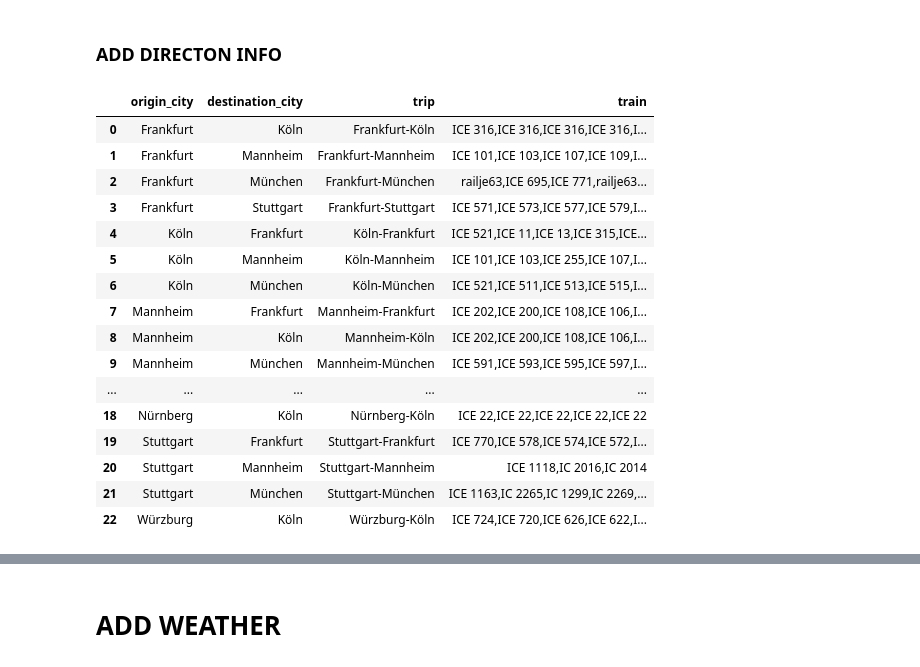
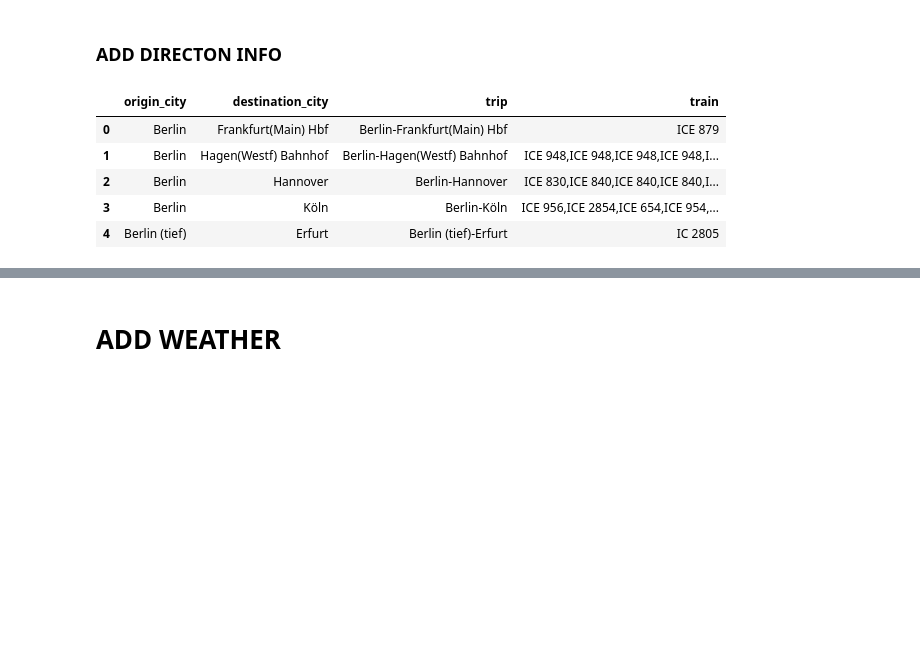
Before and after one commit to Good-Train-Bad-Train/gtbt, a Jupyter notebook: notebooks/marie_cleaning_processing_legs.ipynb, the cells around one changed output, grey strips where cells are left out. Cells and saved outputs as stored; diff of their text form; code cells hidden in the pictures; blank space fills up the shorter version.

Commit message:
new data processing

```diff
--- a/notebooks/marie_cleaning_processing_legs.ipynb
+++ b/notebooks/marie_cleaning_processing_legs.ipynb
@@ -18,7 +22,7 @@ df = pd.concat([df1, df2, df3])
 ## FILTER
 # %%
 #filter for München and Köln
-df = df.query("bhf in ('München Hbf', 'Köln Hbf', 'Köln Messe/Deutz Gl.11-12', 'Frankfurt(M) Flughafen Fernbf', 'Mannheim Hbf', 'Stuttgart Hbf', 'Würzburg Hbf', 'Frankfurt(Main) Hbf', 'Nürnberg Hbf')")
+df = df.query("bhf in ('München Hbf', 'Köln Hbf',  'Köln Messe/Deutz Gl.11-12',  'Frankfurt(M) Flughafen Fernbf', 'Mannheim Hbf',  'Stuttgart Hbf','Würzburg Hbf', 'Frankfurt(Main) Hbf','Nürnberg Hbf','Berlin Hbf', 'Berlin Hbf (tief)','Hamburg Hbf','Essen Hbf','Hagen(Westf) Bahnhof','Hagen Hbf','Hannover Hbf','Erfurt Hbf','Göttingen')")
 # %% [markdown]
 ## PROCESS AND CLEAN
 # %%
@@ -97,7 +144,7 @@ df['time_of_day'] = pd.cut(pd.to_datetime(df.date).dt.hour,
 # %% [markdown]
 ### ADD DIRECTON INFO
 # %%
-journeys = pd.read_csv('../goodtrainbadtrain/data/journeyindex.csv')
+journeys = pd.read_csv('../goodtrainbadtrain/data/journeylist_withberlin.csv')
 
 #processing
 journeys = journeys[journeys.leg1_train.notna()] #delete duplicated trips that once go to köln hbf and once to deutz
@@ -125,6 +172,7 @@ journeys_long = pd.wide_to_long(df = journeys,
 
 #delete empty legs
 journeys_long = journeys_long[journeys_long.train != '-1']
+journeys_long = journeys_long[journeys_long.origin != '-1']
 
 #reorder columns
 journeys_long = journeys_long[['key_ID',
@@ -144,30 +192,22 @@ journeys_long = date_transformation(journeys_long, ['journey_start', 'journey_en
 journeys_long['month'] = journeys_long['journey_start'].dt.month_name()
 journeys_long['weekday'] = journeys_long['journey_start'].dt.day_name()
 
+#add columns with city name
 journeys_long['origin_city'] = journeys_long.origin
 journeys_long['destination_city'] = journeys_long.destination
 
-journeys_long['origin_city'] = journeys_long['origin_city'].apply(lambda x: x.replace('Frankfurt(Main) Flughafen Fernbf','Frankfurt'))
-journeys_long['origin_city'] = journeys_long['origin_city'].apply(lambda x: x.replace('Frankfurt(Main) Hbf','Frankfurt'))
-journeys_long['origin_city'] = journeys_long['origin_city'].str.replace('Köln Hbf', 'Köln')
-journeys_long['origin_city'] = journeys_long['origin_city'].str.replace('München Hbf', 'München')
-journeys_long['origin_city'] = journeys_long['origin_city'].str.replace('Köln Messe/Deutz Gl.11-12','Köln')
-journeys_long['origin_city'] = journeys_long['origin_city'].str.replace('Nürnberg Hbf','Nürnberg')
-journeys_long['origin_city'] = journeys_long['origin_city'].str.replace('Stuttgart Hbf','Stuttgart')
-journeys_long['origin_city'] = journeys_long['origin_city'].str.replace('Würzburg Hbf','Würzburg')
-journeys_long['origin_city'] = journeys_long['origin_city'].str.replace('Mannheim Hbf','Mannheim')
+for key in city_dictionary.keys():
+    journeys_long['origin_city'] = journeys_long['origin_city'].str.replace(key, city_dictionary[key])
+    journeys_long['destination_city'] = journeys_long['destination_city'].str.replace(key, city_dictionary[key])
+
+#code above does not work for berlin and frankfurt; workaround:
+journeys_long['origin_city'] = journeys_long['origin_city'].apply(lambda x: x.replace('Frankfurt(M) Flughafen Fernbf','Frankfurt'))
+journeys_long['origin_city'] = journeys_long['origin_city'].apply(lambda x: x.replace('Frankfurt(M) Flughafen Fernbf','Frankfurt'))
+journeys_long['destination_city'] = journeys_long['destination_city'].apply(lambda x: x.replace('Berlin (tief)','Berlin'))
+journeys_long['destination_city'] = journeys_long['destination_city'].apply(lambda x: x.replace('Berlin (tief)','Berlin'))
 
 
-journeys_long['destination_city'] = journeys_long['destination_city'].apply(lambda x: x.replace('Frankfurt(Main) Flughafen Fernbf','Frankfurt'))
-journeys_long['destination_city'] = journeys_long['destination_city'].apply(lambda x: x.replace('Frankfurt(Main) Hbf','Frankfurt'))
-journeys_long['destination_city'] = journeys_long['destination_city'].str.replace('Köln Hbf', 'Köln')
-journeys_long['destination_city'] = journeys_long['destination_city'].str.replace('München Hbf', 'München')
-journeys_long['destination_city'] = journeys_long['destination_city'].str.replace('Köln Messe/Deutz Gl.11-12','Köln')
-journeys_long['destination_city'] = journeys_long['destination_city'].str.replace('Nürnberg Hbf','Nürnberg')
-journeys_long['destination_city'] = journeys_long['destination_city'].str.replace('Stuttgart Hbf','Stuttgart')
-journeys_long['destination_city'] = journeys_long['destination_city'].str.replace('Würzburg Hbf','Würzburg')
-journeys_long['destination_city'] = journeys_long['destination_city'].str.replace('Mannheim Hbf','Mannheim')
-
+#add column trip (eg. Berlin-Köln)
 journeys_long['trip'] = journeys_long['origin_city'] + '-' + journeys_long['destination_city']
 
 ice_df = journeys_long[['origin_city','destination_city','trip','train']].groupby(['origin_city','destination_city','trip'])['train'].apply(','.join).reset_index()
@@ -182,25 +222,14 @@ for index, row in ice_df.iterrows():
 
 df = pd.concat(df_list, ignore_index = True)
 # %%
-ice_df
+ice_df.head(5)
 # %% [output]
 |  | origin_city | destination_city | trip | train |
-| 0 | Frankfurt | Köln | Frankfurt-Köln | ICE 316,ICE 316,ICE 316,ICE 316,I... |
-| 1 | Frankfurt | Mannheim | Frankfurt-Mannheim | ICE 101,ICE 103,ICE 107,ICE 109,I... |
-| 2 | Frankfurt | München | Frankfurt-München | railje63,ICE 695,ICE 771,railje63... |
-| 3 | Frankfurt | Stuttgart | Frankfurt-Stuttgart | ICE 571,ICE 573,ICE 577,ICE 579,I... |
-| 4 | Köln | Frankfurt | Köln-Frankfurt | ICE 521,ICE 11,ICE 13,ICE 315,ICE... |
-| 5 | Köln | Mannheim | Köln-Mannheim | ICE 101,ICE 103,ICE 255,ICE 107,I... |
-| 6 | Köln | München | Köln-München | ICE 521,ICE 511,ICE 513,ICE 515,I... |
-| 7 | Mannheim | Frankfurt | Mannheim-Frankfurt | ICE 202,ICE 200,ICE 108,ICE 106,I... |
-| 8 | Mannheim | Köln | Mannheim-Köln | ICE 202,ICE 200,ICE 108,ICE 106,I... |
-| 9 | Mannheim | München | Mannheim-München | ICE 591,ICE 593,ICE 595,ICE 597,I... |
-| ... | ... | ... | ... | ... |
-| 18 | Nürnberg | Köln | Nürnberg-Köln | ICE 22,ICE 22,ICE 22,ICE 22,ICE 22 |
-| 19 | Stuttgart | Frankfurt | Stuttgart-Frankfurt | ICE 770,ICE 578,ICE 574,ICE 572,I... |
-| 20 | Stuttgart | Mannheim | Stuttgart-Mannheim | ICE 1118,IC 2016,IC 2014 |
-| 21 | Stuttgart | München | Stuttgart-München | ICE 1163,IC 2265,IC 1299,IC 2269,... |
-| 22 | Würzburg | Köln | Würzburg-Köln | ICE 724,ICE 720,ICE 626,ICE 622,I... |
+| 0 | Berlin | Frankfurt(Main) Hbf | Berlin-Frankfurt(Main) Hbf | ICE 879 |
+| 1 | Berlin | Hagen(Westf) Bahnhof | Berlin-Hagen(Westf) Bahnhof | ICE 948,ICE 948,ICE 948,ICE 948,I... |
+| 2 | Berlin | Hannover | Berlin-Hannover | ICE 830,ICE 840,ICE 840,ICE 840,I... |
+| 3 | Berlin | Köln | Berlin-Köln | ICE 956,ICE 2854,ICE 654,ICE 954,... |
+| 4 | Berlin (tief) | Erfurt | Berlin (tief)-Erfurt | IC 2805 |
 # %%
 df[df.trip=='München-Köln']
 # %% [output]
```
Also changed, not shown: parts of 9 cells of this notebook, 8 other files.
